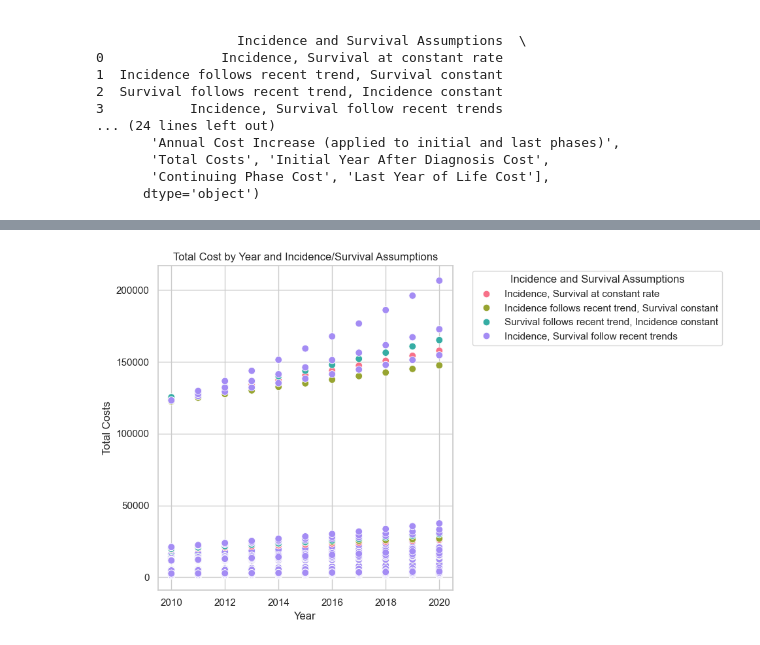
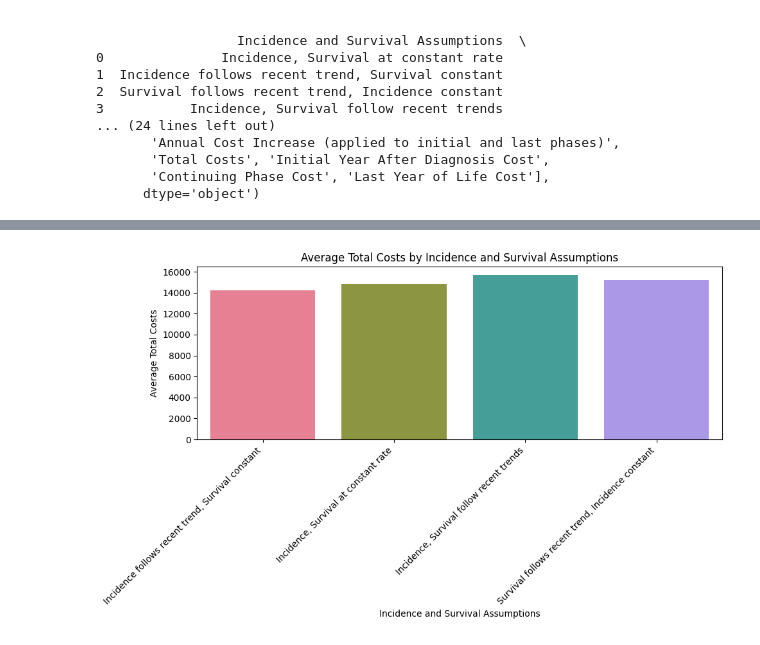
Before and after one commit to KluelessKat/CS506-, a Jupyter notebook: code.ipynb, the cells around one changed output, grey strips where cells are left out. Drawn from its saved outputs; the diff is of its cells as text; code cells hidden in the pictures.

```diff
--- a/code.ipynb
+++ b/code.ipynb
@@ -55,29 +55,32 @@ plt.show()
 # %%
-unique = df['Incidence and Survival Assumptions'].unique()
+grouped_data = df.groupby('Incidence and Survival Assumptions')['Total Costs'].mean().reset_index()
+
+
+unique = grouped_data['Incidence and Survival Assumptions'].unique()
 palette = sns.color_palette("husl", len(unique))
 color_map = dict(zip(unique, palette))
 
+plt.figure(figsize=(10, 6))
 
-plt.figure(figsize=(10, 6))
-sns.scatterplot(
-    data=df,
-    x='Year',
+
+sns.barplot(
+    data=grouped_data,
+    x='Incidence and Survival Assumptions',
     y='Total Costs',
     hue='Incidence and Survival Assumptions',
     palette=color_map,
-    s=60
+    legend=False
 )
 
-
-plt.xlabel("Year")
-plt.ylabel("Total Costs")
-plt.title("Total Cost by Year and Incidence/Survival Assumptions")
-plt.legend(title="Incidence and Survival Assumptions", bbox_to_anchor=(1.05, 1), loc='upper left')
+plt.xlabel("Incidence and Survival Assumptions")
+plt.ylabel("Average Total Costs")
+plt.title("Average Total Costs by Incidence and Survival Assumptions")
+plt.xticks(rotation=45, ha='right')
 plt.tight_layout()
 
 plt.show()
 # %% [output]
-[figure, old version]
+[figure, new version]
 # %%
 X = df[['Initial Year After Diagnosis Cost', 'Continuing Phase Cost', 'Last Year of Life Cost']]
 y = (df['Continuing Phase Cost'] < df['Last Year of Life Cost']).astype(int)
```
Also changed, not shown: parts of 3 cells of this notebook.
